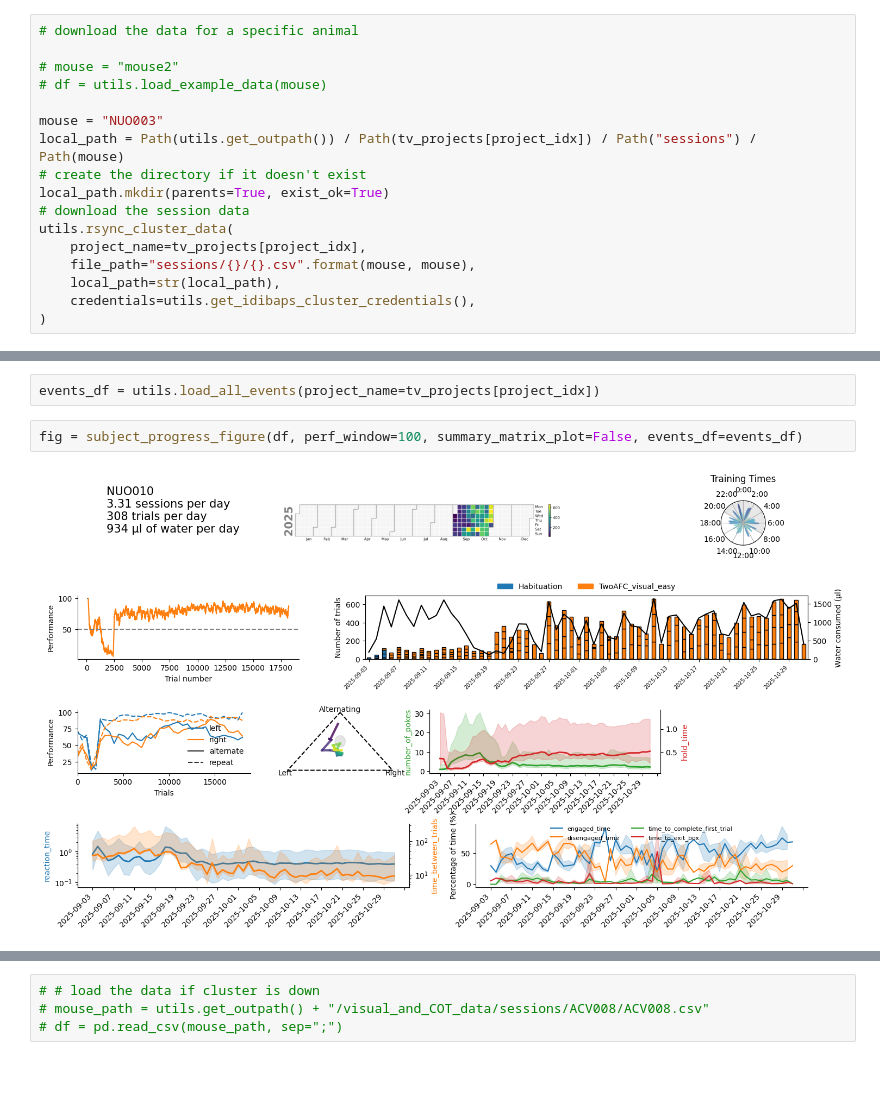
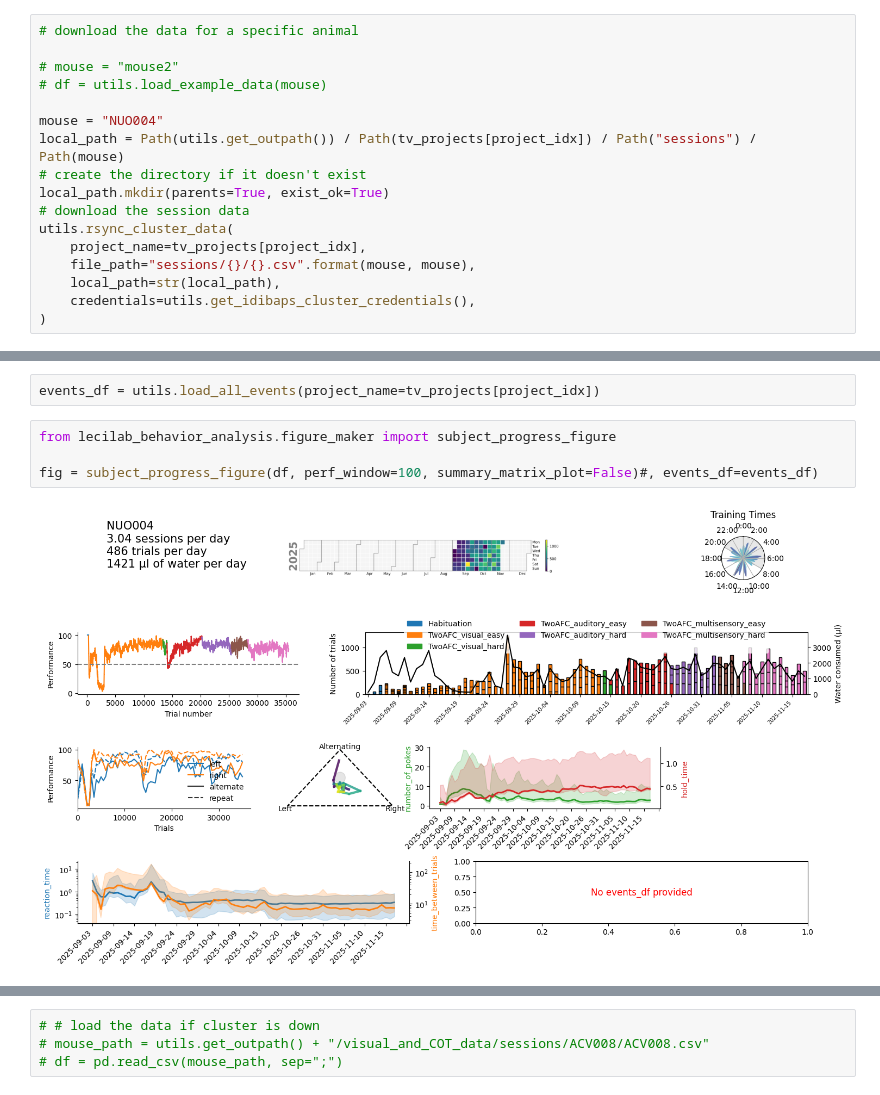
Before and after one commit to LearningCircuitsLab/lecilab-behavior-analysis, a Jupyter notebook: lecilab_behavior_analysis/plot_testing.ipynb, the cells around one changed output, grey strips where cells are left out. Drawn from its saved outputs; the diff is of its cells as text.

```diff
--- a/lecilab_behavior_analysis/plot_testing.ipynb
+++ b/lecilab_behavior_analysis/plot_testing.ipynb
@@ -26,7 +26,7 @@ print(animals)
 # mouse = "mouse2"
 # df = utils.load_example_data(mouse)
 
-mouse = "NUO003"
+mouse = "NUO004"
 local_path = Path(utils.get_outpath()) / Path(tv_projects[project_idx]) / Path("sessions") / Path(mouse)
 # create the directory if it doesn't exist
 local_path.mkdir(parents=True, exist_ok=True)
@@ -93,6 +94,8 @@ total size is 2,041,099  speedup is 10.40
 # %%
 events_df = utils.load_all_events(project_name=tv_projects[project_idx])
 # %%
-fig = subject_progress_figure(df, perf_window=100, summary_matrix_plot=False, events_df=events_df)
+from lecilab_behavior_analysis.figure_maker import subject_progress_figure
+
+fig = subject_progress_figure(df, perf_window=100, summary_matrix_plot=False)#, events_df=events_df)
 # %% [output]
-[figure, old version]
+[figure, new version]
```
Also changed, not shown: parts of 6 cells of this notebook, 4 other files.
